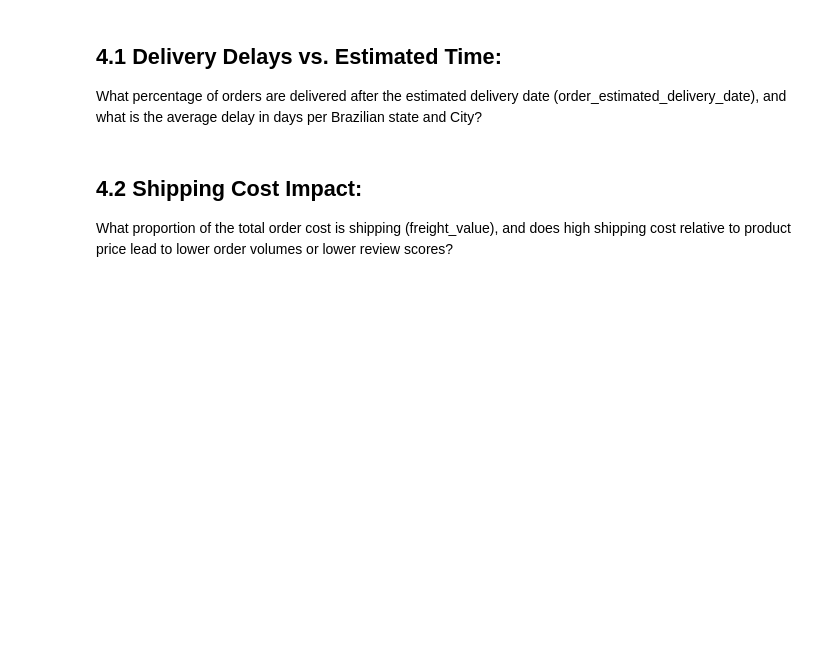
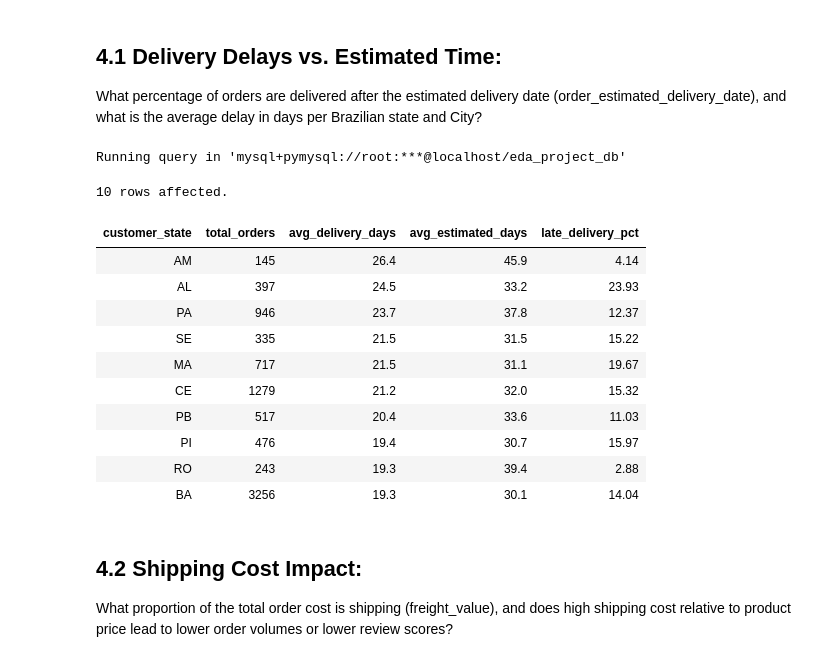
Before and after one commit to Kartika-Nidhi/Brazilian_Olist_Analysis, a Jupyter notebook: BrazilianOlist.ipynb, the cells around one changed output. Saved outputs shown, nothing was run; the diff lists cells and outputs as text; code cells hidden in the pictures; blank space fills up the shorter version.

```diff
--- a/BrazilianOlist.ipynb
+++ b/BrazilianOlist.ipynb
@@ -525,3 +525,40 @@ plt.show()
 # %% [markdown]
 ## 4.1 Delivery Delays vs. Estimated Time:
  What percentage of orders are delivered after the estimated delivery date (order_estimated_delivery_date), and what is the average delay in days per Brazilian state and City?
+# %%
+%%sql
+SELECT
+    c.customer_state,
+    COUNT(o.order_id) AS total_orders,
+    ROUND(AVG(DATEDIFF(o.order_delivered_customer_date, o.order_purchase_timestamp)), 1) AS avg_delivery_days,
+
+    ROUND(AVG(DATEDIFF(o.order_estimated_delivery_date, o.order_purchase_timestamp)), 1) AS avg_estimated_days,
+
+    ROUND(
+        SUM(CASE WHEN o.order_delivered_customer_date > o.order_estimated_delivery_date THEN 1 ELSE 0 END)
+        / COUNT(o.order_id) * 100,
+        2
+    ) AS late_delivery_pct
+FROM orders AS  o
+JOIN customers AS  c
+    ON o.customer_id = c.customer_id
+WHERE o.order_status = 'delivered'
+  AND o.order_delivered_customer_date IS NOT NULL
+GROUP BY c.customer_state
+HAVING total_orders >= 100
+ORDER BY avg_delivery_days DESC
+LIMIT 10;
+# %% [output]
+Running query in 'mysql+pymysql://root:***@localhost/eda_project_db'
+10 rows affected.
+| customer_state | total_orders | avg_delivery_days | avg_estimated_days | late_delivery_pct |
+| AM | 145 | 26.4 | 45.9 | 4.14 |
+| AL | 397 | 24.5 | 33.2 | 23.93 |
+| PA | 946 | 23.7 | 37.8 | 12.37 |
+| SE | 335 | 21.5 | 31.5 | 15.22 |
+| MA | 717 | 21.5 | 31.1 | 19.67 |
+| CE | 1279 | 21.2 | 32.0 | 15.32 |
+| PB | 517 | 20.4 | 33.6 | 11.03 |
+| PI | 476 | 19.4 | 30.7 | 15.97 |
+| RO | 243 | 19.3 | 39.4 | 2.88 |
+| BA | 3256 | 19.3 | 30.1 | 14.04 |
```
Also changed, not shown: parts of 1 cell of this notebook.
